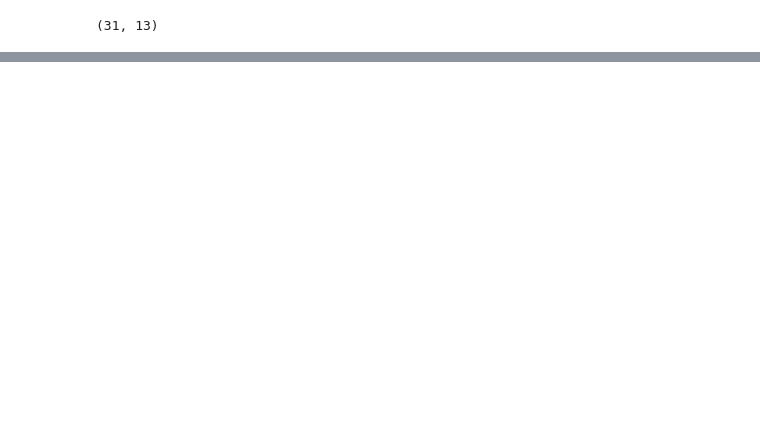
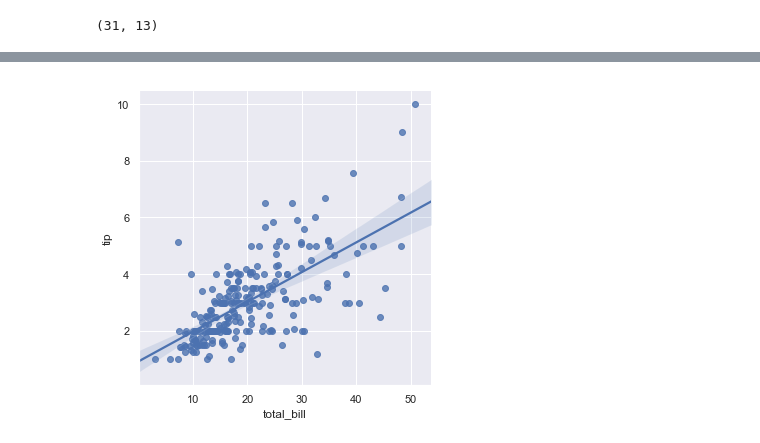
Before and after one commit to JMK92/Chungnam, a Jupyter notebook: Study/2. 빅데이터/실전_서울시 범죄련현황 분석.ipynb, the cells around one changed output, grey strips where cells are left out. Cells and saved outputs as stored; diff of their text form; code cells hidden in the pictures; blank space fills up the shorter version.

```diff
--- a/Study/2. 빅데이터/실전_서울시 범죄련현황 분석.ipynb
+++ b/Study/2. 빅데이터/실전_서울시 범죄련현황 분석.ipynb
@@ -142,0 +468,8 @@ crime_anal_raw
+# %%
+# 상관분석 : 매출금액과 팁
+# 선형회귀분석
+sns.set(style= 'darkgrid')
+sns.lmplot(x='total_bill', y='tip', data = tips)
+plt.show()
+# %% [output]
+[figure, added]
```
Also changed, not shown: parts of 29 cells of this notebook.
